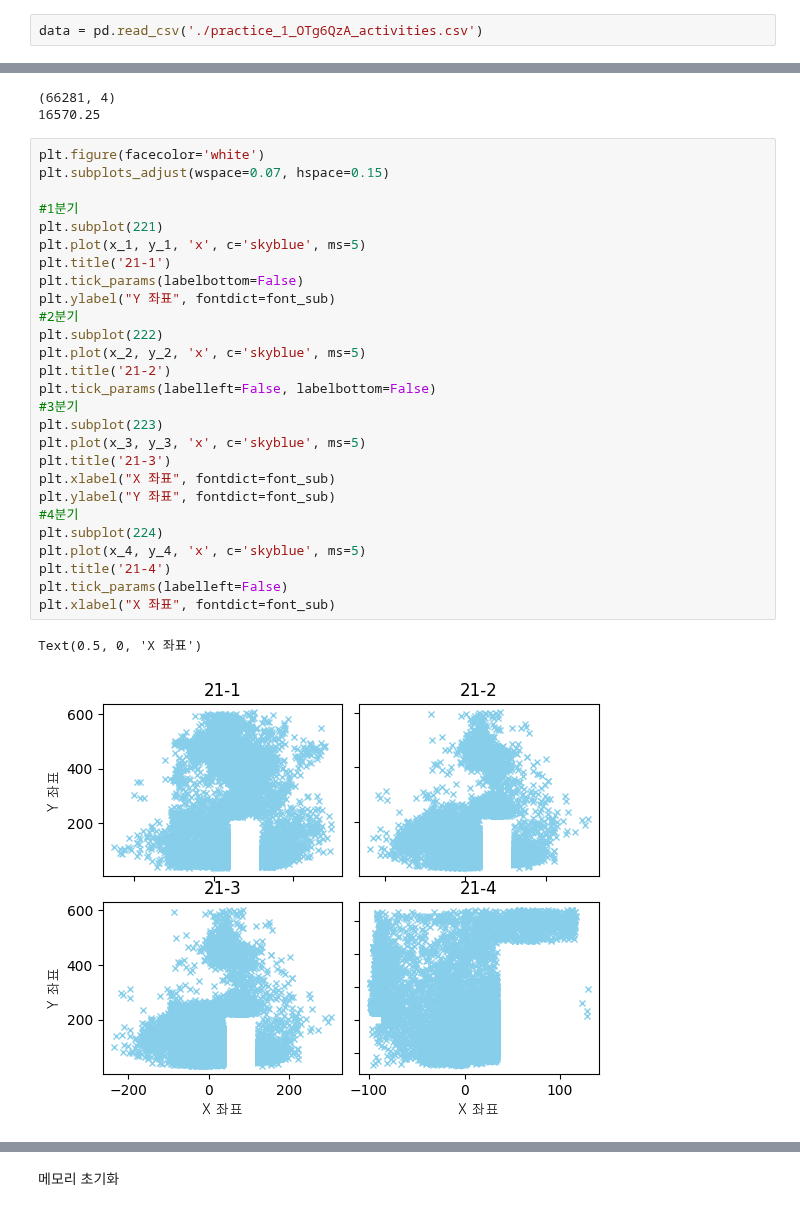
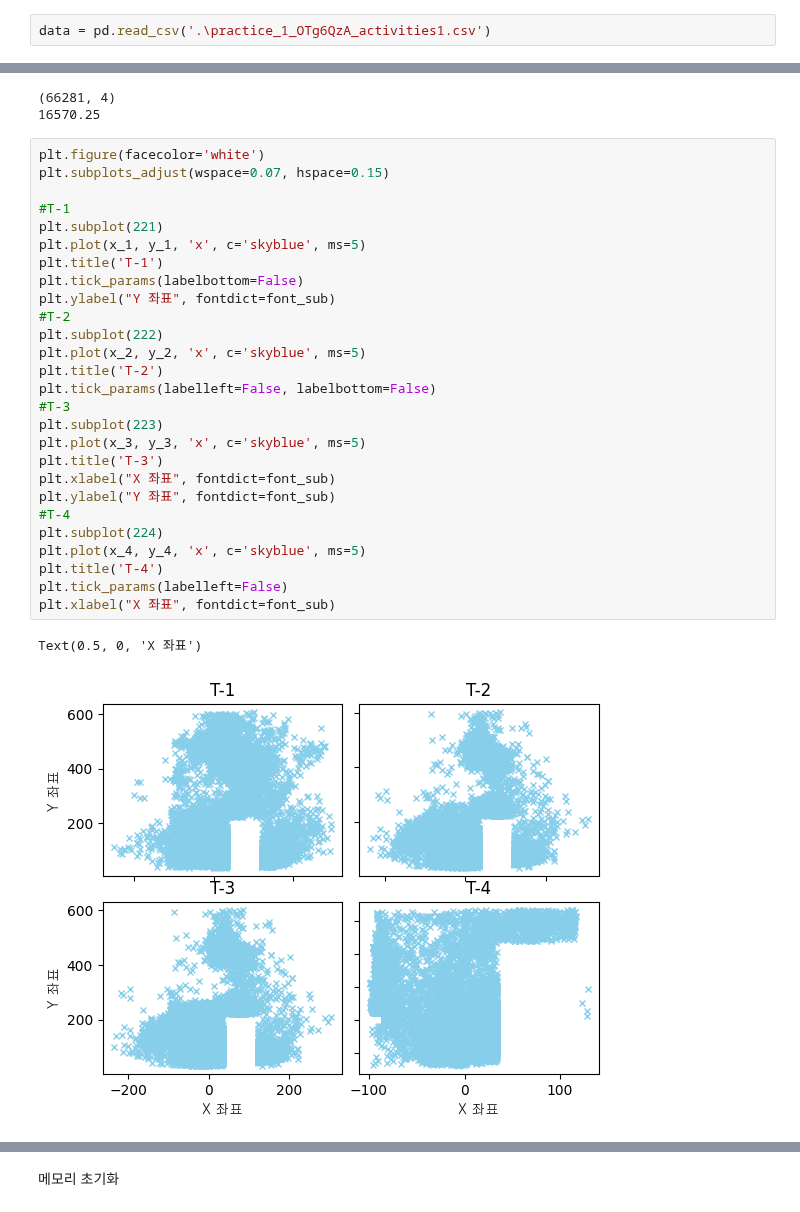
Before and after one commit to gongwon65/day1, a Jupyter notebook: chap12_pyplot/practice_1_activities.ipynb, the cells around one changed output, grey strips where cells are left out. Drawn from its saved outputs; the diff is of its cells as text.

```diff
--- a/chap12_pyplot/practice_1_activities.ipynb
+++ b/chap12_pyplot/practice_1_activities.ipynb
@@ -7,7 +7,7 @@ import matplotlib.pyplot as plt
 # %% [markdown]
 데이터 불러오기
 # %%
-data = pd.read_csv('./practice_1_OTg6QzA_activities.csv')
+data = pd.read_csv('.\practice_1_OTg6QzA_activities1.csv')
 # %% [markdown]
 x, y좌표 어레이 생성성
 # %%
@@ -104,33 +104,33 @@ y_4 = y[16570*3:]
 # %%
 plt.figure(facecolor='white')
 plt.subplots_adjust(wspace=0.07, hspace=0.15)
 
-#1분기
+#T-1
 plt.subplot(221)
 plt.plot(x_1, y_1, 'x', c='skyblue', ms=5)
-plt.title('21-1')
+plt.title('T-1')
 plt.tick_params(labelbottom=False)
 plt.ylabel("Y 좌표", fontdict=font_sub)
-#2분기
+#T-2
 plt.subplot(222)
 plt.plot(x_2, y_2, 'x', c='skyblue', ms=5)
-plt.title('21-2')
+plt.title('T-2')
 plt.tick_params(labelleft=False, labelbottom=False)
-#3분기
+#T-3
 plt.subplot(223)
 plt.plot(x_3, y_3, 'x', c='skyblue', ms=5)
-plt.title('21-3')
+plt.title('T-3')
 plt.xlabel("X 좌표", fontdict=font_sub)
 plt.ylabel("Y 좌표", fontdict=font_sub)
-#4분기
+#T-4
 plt.subplot(224)
 plt.plot(x_4, y_4, 'x', c='skyblue', ms=5)
-plt.title('21-4')
+plt.title('T-4')
 plt.tick_params(labelleft=False)
 plt.xlabel("X 좌표", fontdict=font_sub)
 # %% [output]
 Text(0.5, 0, 'X 좌표')
-[figure, old version]
+[figure, new version]
 # %%
 plt.figure(facecolor='white')
 plt.subplots_adjust(wspace=0.07, hspace=0.15)
```
Also changed, not shown: parts of 2 cells of this notebook, 6 other files.
